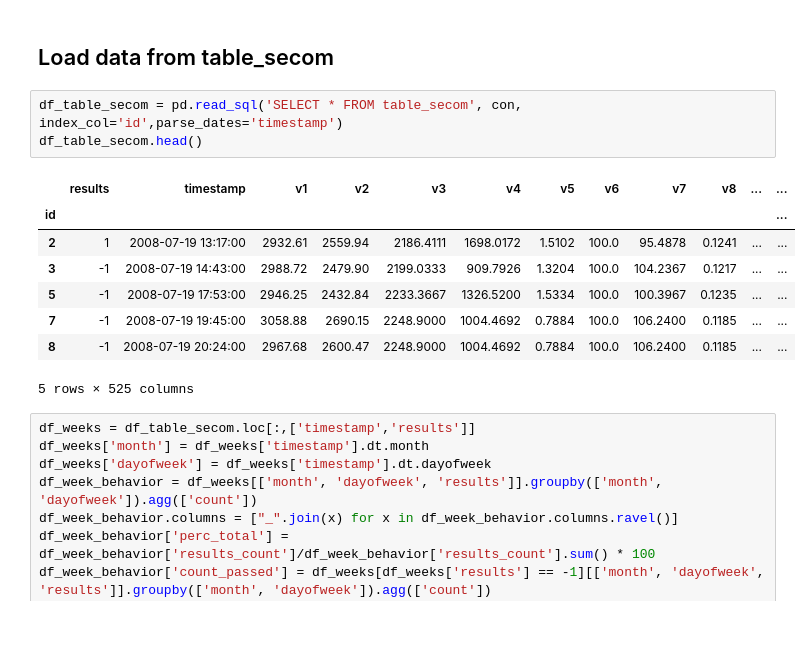
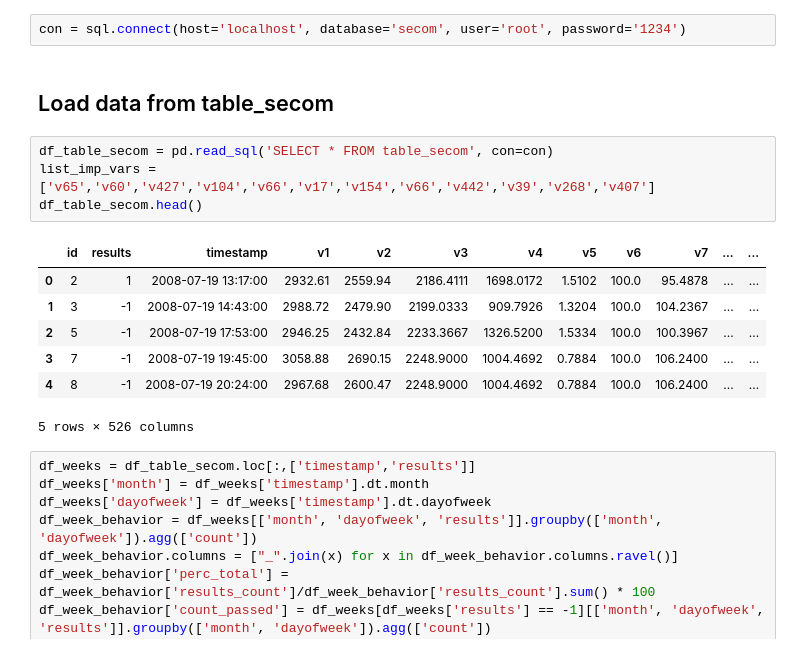
Before and after one commit to mvanegas10/Manufacturing-Process, a Jupyter notebook: Analysis/Analysis.ipynb, the cells around one changed output. Saved outputs shown, nothing was run; the diff lists cells and outputs as text; blank space fills up the shorter version.

```diff
--- a/Analysis/Analysis.ipynb
+++ b/Analysis/Analysis.ipynb
@@ -11,17 +18,19 @@ con = sqlalchemy.create_engine("mysql+mysqldb://root:"'1234'"@localhost/secom")
+# %%
+con = sql.connect(host='localhost', database='secom', user='root', password='1234')
 # %% [markdown]
 ## Load data from table_secom
 # %%
-df_table_secom = pd.read_sql('SELECT * FROM table_secom', con, index_col='id',parse_dates='timestamp')
+df_table_secom = pd.read_sql('SELECT * FROM table_secom', con=con)
+list_imp_vars = ['v65','v60','v427','v104','v66','v17','v154','v66','v442','v39','v268','v407']
 df_table_secom.head()
 # %% [output]
-|  | results | timestamp | v1 | v2 | v3 | v4 | v5 | v6 | v7 | v8 | ... | ... |
-| id |  |  |  |  |  |  |  |  |  |  |  | ... |
-| 2 | 1 | 2008-07-19 13:17:00 | 2932.61 | 2559.94 | 2186.4111 | 1698.0172 | 1.5102 | 100.0 | 95.4878 | 0.1241 | ... | ... |
-| 3 | -1 | 2008-07-19 14:43:00 | 2988.72 | 2479.90 | 2199.0333 | 909.7926 | 1.3204 | 100.0 | 104.2367 | 0.1217 | ... | ... |
-| 5 | -1 | 2008-07-19 17:53:00 | 2946.25 | 2432.84 | 2233.3667 | 1326.5200 | 1.5334 | 100.0 | 100.3967 | 0.1235 | ... | ... |
-| 7 | -1 | 2008-07-19 19:45:00 | 3058.88 | 2690.15 | 2248.9000 | 1004.4692 | 0.7884 | 100.0 | 106.2400 | 0.1185 | ... | ... |
-| 8 | -1 | 2008-07-19 20:24:00 | 2967.68 | 2600.47 | 2248.9000 | 1004.4692 | 0.7884 | 100.0 | 106.2400 | 0.1185 | ... | ... |
+|  | id | results | timestamp | v1 | v2 | v3 | v4 | v5 | v6 | v7 | ... | ... |
+| 0 | 2 | 1 | 2008-07-19 13:17:00 | 2932.61 | 2559.94 | 2186.4111 | 1698.0172 | 1.5102 | 100.0 | 95.4878 | ... | ... |
+| 1 | 3 | -1 | 2008-07-19 14:43:00 | 2988.72 | 2479.90 | 2199.0333 | 909.7926 | 1.3204 | 100.0 | 104.2367 | ... | ... |
+| 2 | 5 | -1 | 2008-07-19 17:53:00 | 2946.25 | 2432.84 | 2233.3667 | 1326.5200 | 1.5334 | 100.0 | 100.3967 | ... | ... |
+| 3 | 7 | -1 | 2008-07-19 19:45:00 | 3058.88 | 2690.15 | 2248.9000 | 1004.4692 | 0.7884 | 100.0 | 106.2400 | ... | ... |
+| 4 | 8 | -1 | 2008-07-19 20:24:00 | 2967.68 | 2600.47 | 2248.9000 | 1004.4692 | 0.7884 | 100.0 | 106.2400 | ... | ... |
-5 rows × 525 columns
+5 rows × 526 columns
 # %%
 df_weeks = df_table_secom.loc[:,['timestamp','results']]
 df_weeks['month'] = df_weeks['timestamp'].dt.month
```
Also changed, not shown: parts of 8 cells of this notebook.
